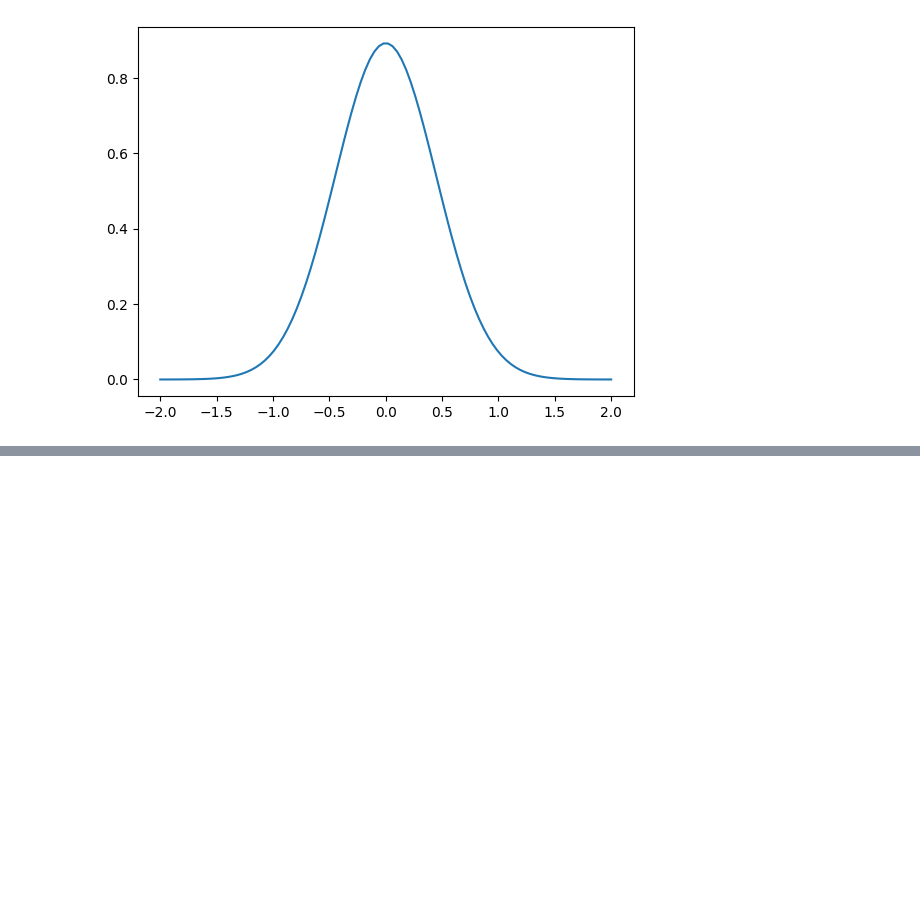
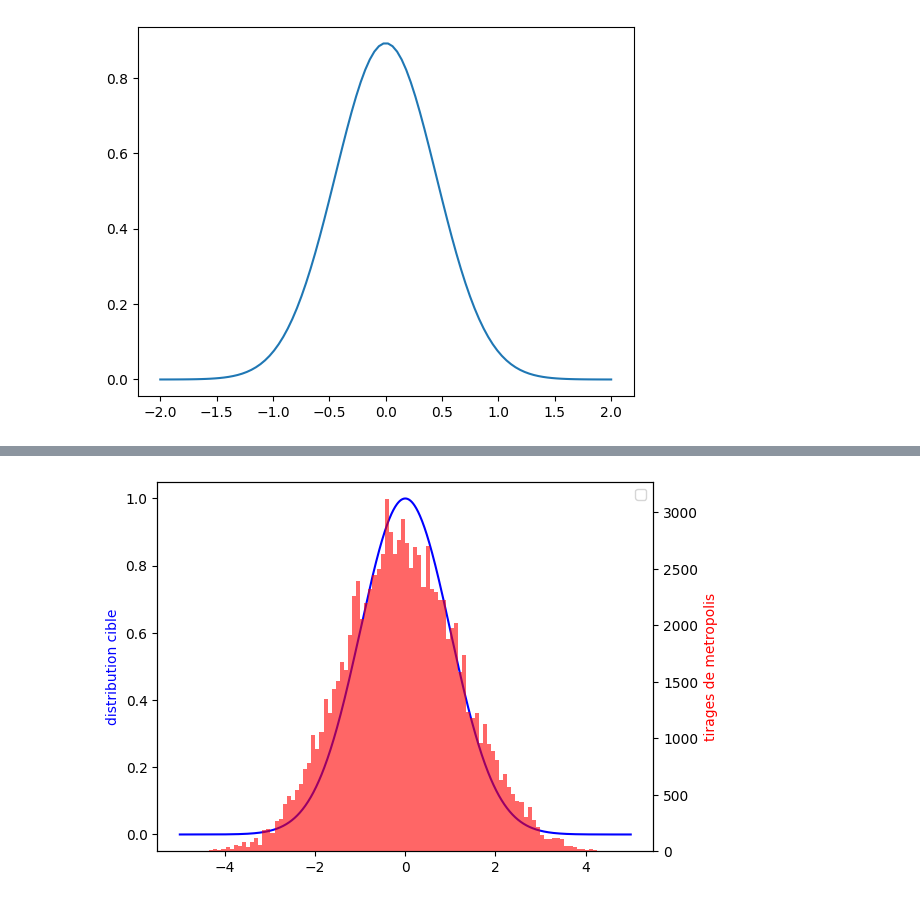
Before and after one commit to CorentinVaillant/ProjetMath-HastingMetropolis, a Jupyter notebook: Corentin/hasting_metropolis.ipynb, the cells around one changed output, grey strips where cells are left out. Saved outputs shown, nothing was run; the diff lists cells and outputs as text; code cells hidden in the pictures; blank space fills up the shorter version.

```diff
--- a/Corentin/hasting_metropolis.ipynb
+++ b/Corentin/hasting_metropolis.ipynb
@@ -67,7 +67,9 @@ plt.show()
 # %%
-def hasting_metropolis(distribution_cible,proposition,densite_proposition, x0, iterations = 1000):
-    tirage = [x0]
+
+def hasting_metropolis(x0,distribution_cible,proposition,densite_proposition,iterations = 1000):
     x_t = x0
+    tirage = [x_t]
+
     for _ in range(iterations):
         # tirage de x
         x = proposition(x_t)
@@ -89,3 +91,30 @@ def hasting_metropolis(distribution_cible,proposition,densite_proposition, x0, i
         tirage.append(x_t)
 
     return tirage
+# %%
+distribution_cible = lambda x: np.exp(-x**2 / 2)
+
+proposition =lambda x: x +  np.random.normal(0,1)
+densite_proposition = lambda x, y: np.exp(-(y - x) ** 2 / 2) / np.sqrt(2 * np.pi)
+
+tirage = hasting_metropolis(0,distribution_cible,proposition,densite_proposition,iterations=100_000)
+# %%
+fig, ax1 = plt.subplots()
+
+
+x = np.linspace(-5,5,1000)
+data1 = distribution_cible(x)
+data2 = tirage
+
+ax1.set_ylabel("distribution cible",color = "blue")
+ax1.plot(x,data1,color="blue")
+
+ax2 = ax1.twinx()
+
+ax2.hist(tirage,bins=100,color="red",alpha=0.6)
+ax2.set_ylabel("tirages de metropolis",color="red")
+
+plt.legend()
+plt.show()
+# %% [output]
+[figure, added]
```
Also changed, not shown: parts of 3 cells of this notebook.
